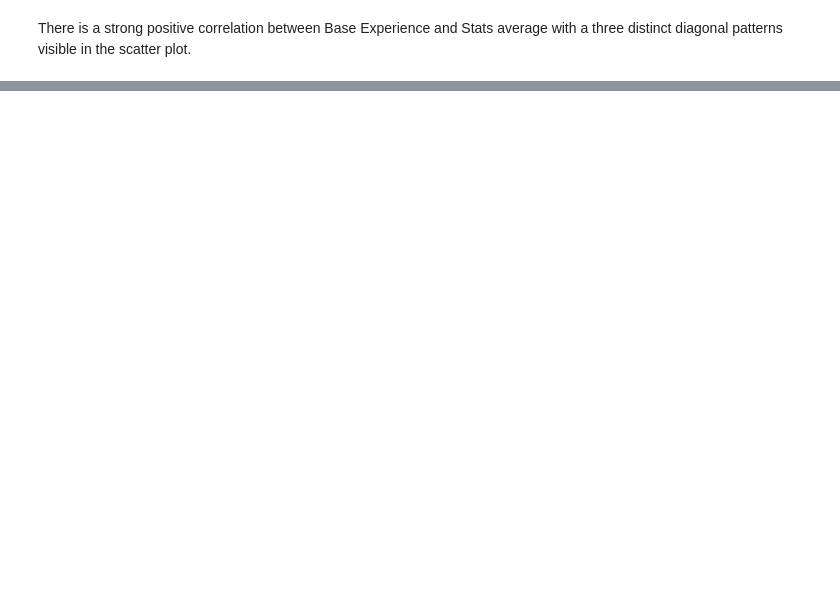
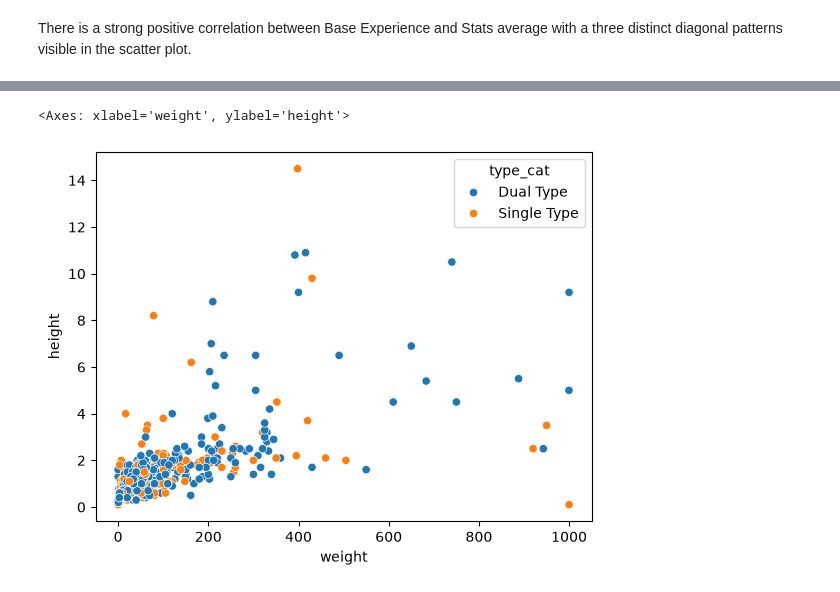
Before and after one commit to wsn65/Pokemon_EDA_DB, a Jupyter notebook: Pokemon_EDA.ipynb, the cells around one changed output, grey strips where cells are left out. Drawn from its saved outputs; the diff is of its cells as text; code cells hidden in the pictures; blank space fills up the shorter version.

```diff
--- a/Pokemon_EDA.ipynb
+++ b/Pokemon_EDA.ipynb
@@ -359,0 +374,5 @@ sns.scatterplot(x="avg_stat", y="base_experience", hue="exp_group", data=df)
+# %%
+sns.scatterplot(data=df, x="weight", y="height",hue="type_cat" )
+# %% [output]
+<Axes: xlabel='weight', ylabel='height'>
+[figure, added]
```
Also changed, not shown: parts of 17 cells of this notebook, 1 other file.
